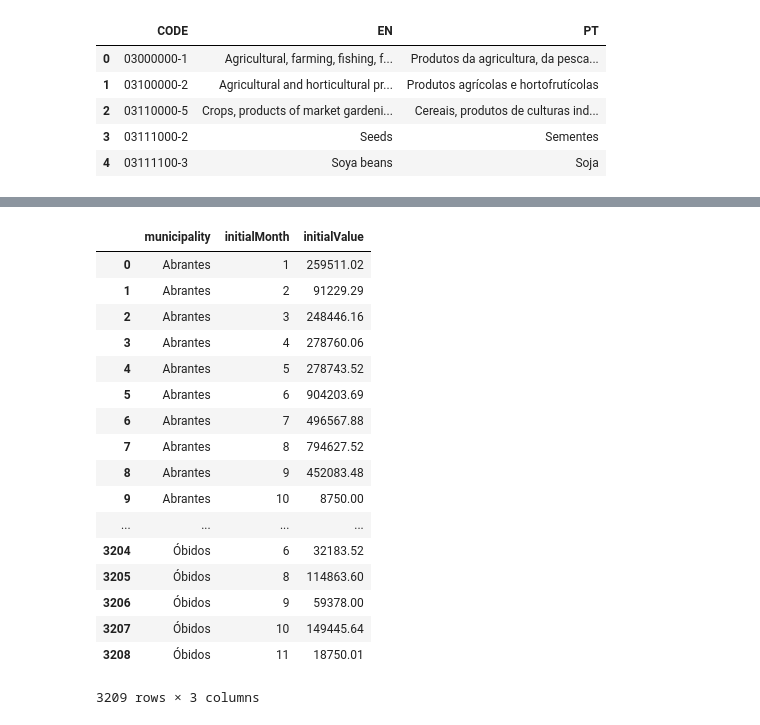
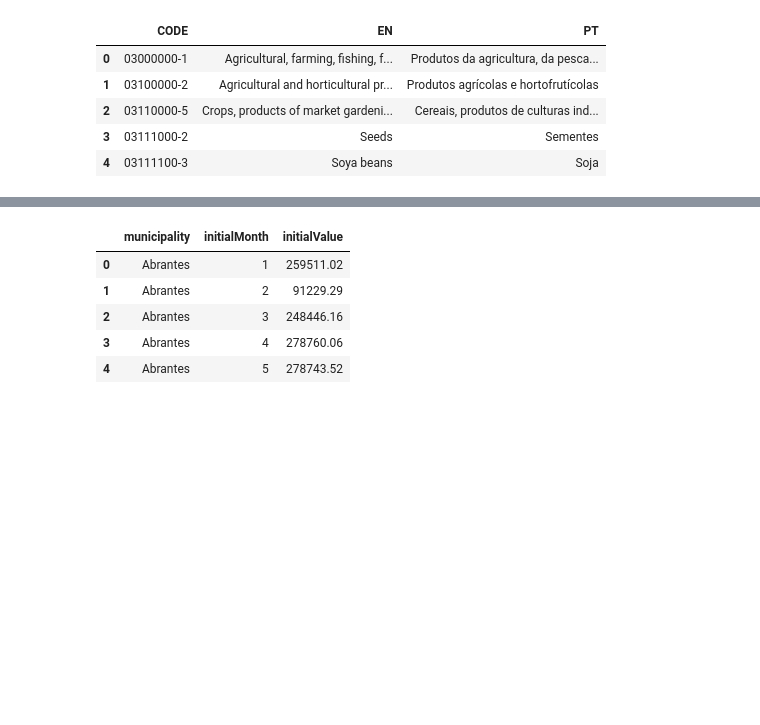
Before and after one commit to RodolfoLSS/Portuguese_Procurements, a Jupyter notebook: H7.20180088.ipynb, the cells around one changed output, grey strips where cells are left out. Cells and saved outputs as stored; diff of their text form; code cells hidden in the pictures; blank space fills up the shorter version.

```diff
--- a/H7.20180088.ipynb
+++ b/H7.20180088.ipynb
@@ -3,6 +3,7 @@ import numpy as np
 import pandas as pd
 
 municipalities = pd.read_csv('/Users/RodolfoSaldanha/Desktop/IP/7_lecture/HW7/municipalities.csv', header=None)
+municipalities_nif  = pd.read_csv('/Users/RodolfoSaldanha/Desktop/IP/7_lecture/HW7/municipalities_.csv')
 popsize = pd.read_csv('/Users/RodolfoSaldanha/Desktop/IP/7_lecture/HW7/popsize.csv', delimiter=';', header=None)
 proc = pd.read_csv('/Users/RodolfoSaldanha/Desktop/IP/7_lecture/HW7/proc_2013.csv', delimiter=';')
 cpv = pd.read_excel('/Users/RodolfoSaldanha/Desktop/IP/7_lecture/HW7/cpv_codes.xlsx', sheet_name='CPV codes')
@@ -92,6 +103,8 @@ proc['CPV_code'] = proc['CPV'].str.split(',').str[0]
 
 # Separate contracting and contracted into name and NIF of each one.
 proc['contracting_name'] = proc['contracting'].map(lambda x: str(x)[:-11])
+proc['contractor_name'] = proc['contractor'].map(lambda x: str(x)[:-11])
 proc['contracting_nif'] = proc['contracting'].map(lambda x: str(x)[-11:])
-proc['contractor_name'] = proc['contractor'].map(lambda x: str(x)[:-11])
 proc['contractor_nif'] = proc['contractor'].map(lambda x: str(x)[-11:])
+
+proc['contracting_nif'] = proc['contracting_nif'].replace('/(',)
@@ -119 +111,6 @@ proc
+# %%
+# Remove the parentheses of the NIF and convert to int
+proc['contracting_nif'] = proc['contracting_nif'].str.replace('(','')
+proc['contracting_nif'] = proc['contracting_nif'].str.replace(')','')
+proc['contracting_nif'] = pd.to_numeric(proc['contracting_nif'])
 # %%
@@ -134,0 +133,8 @@ See the caveats in the documentation: http://pandas.pydata.org/pandas-docs/stabl
+# %%
+# Remove the Município d part and create a new row with only the municipality name
+municipalities_nif['Simple Name'] = municipalities_nif['Name'].map(lambda x: str(x)[13:])
+
+# Compare the size of the longest name of a municipality with the contracting names in order to
+# remove the contrating name that are concatened with others.
+municipalProc = municipalProc[municipalProc['municipality'].apply(len) <= municipalities_nif['Name'].apply(len).max()]
+municipalProc
@@ -168,24 +164,12 @@ Name: initialMonth, Length: 20270, dtype: int64
 # %%
 expensesByCity = pd.DataFrame(municipalProc.groupby(['municipality'])['municipality','initialValue'].sum()).reset_index()
 monthlyExpenses = pd.DataFrame(municipalProc.groupby(['municipality','initialMonth'])['initialValue'].sum()).reset_index()
 
-monthlyExpenses
+monthlyExpenses.head()
 # %% [output]
 |  | municipality | initialMonth | initialValue |
 | 0 | Abrantes | 1 | 259511.02 |
 | 1 | Abrantes | 2 | 91229.29 |
 | 2 | Abrantes | 3 | 248446.16 |
 | 3 | Abrantes | 4 | 278760.06 |
 | 4 | Abrantes | 5 | 278743.52 |
-| 5 | Abrantes | 6 | 904203.69 |
-| 6 | Abrantes | 7 | 496567.88 |
-| 7 | Abrantes | 8 | 794627.52 |
-| 8 | Abrantes | 9 | 452083.48 |
-| 9 | Abrantes | 10 | 8750.00 |
-| ... | ... | ... | ... |
-| 3204 | Óbidos | 6 | 32183.52 |
-| 3205 | Óbidos | 8 | 114863.60 |
-| 3206 | Óbidos | 9 | 59378.00 |
-| 3207 | Óbidos | 10 | 149445.64 |
-| 3208 | Óbidos | 11 | 18750.01 |
-3209 rows × 3 columns
```
Also changed, not shown: parts of 24 cells of this notebook, 3 other files.
